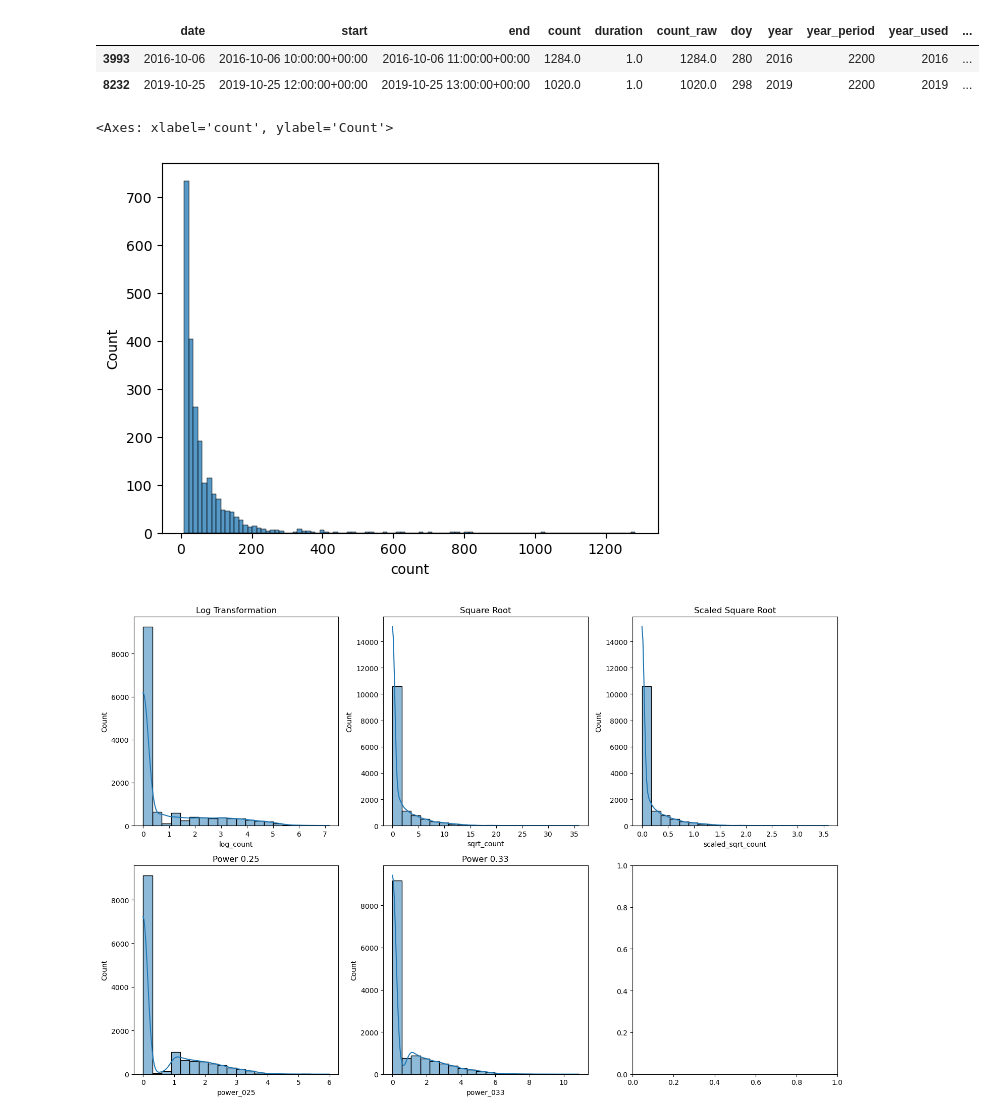
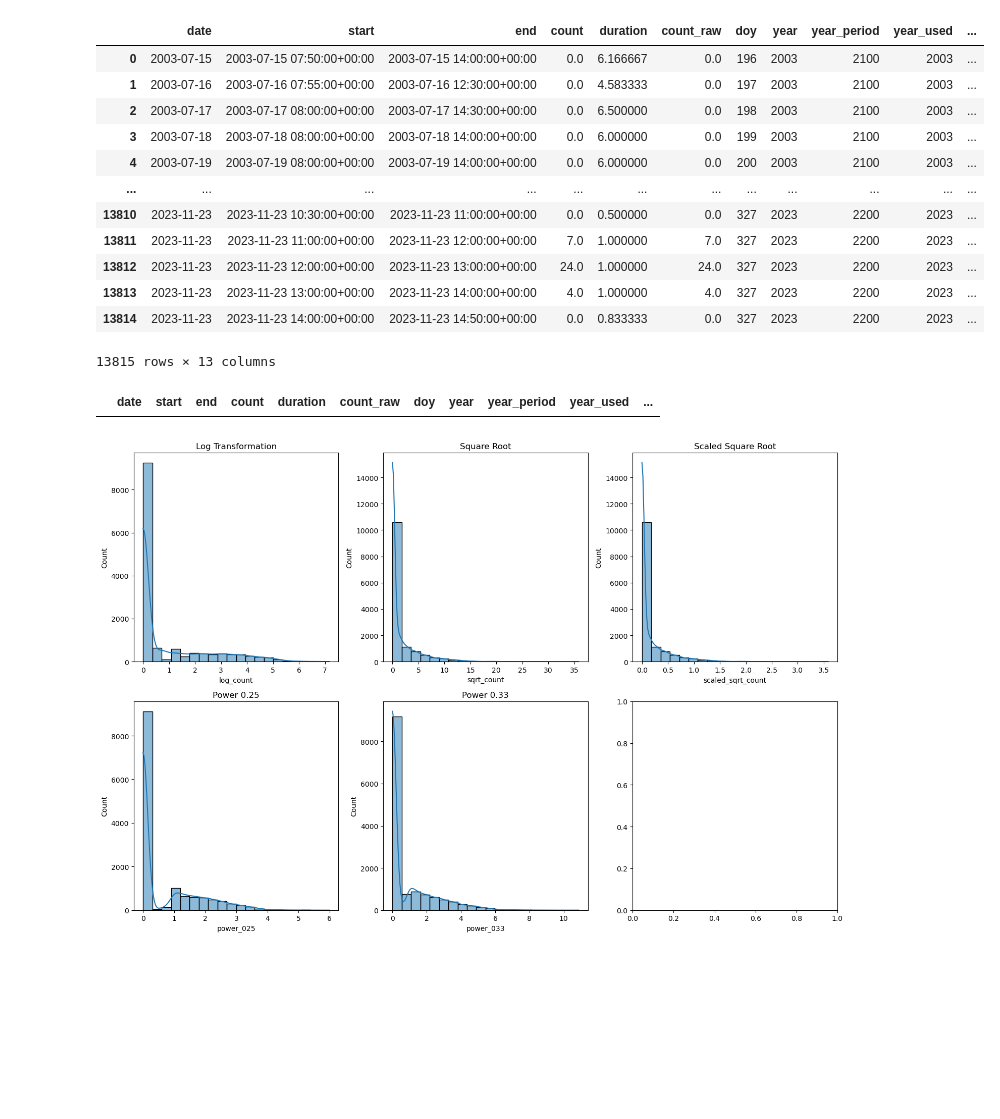
Before and after one commit to AmedeeRoy/defile-migration-forecast, a Jupyter notebook: notebooks/load_datamodule.ipynb, the cells around one changed output. Cells and saved outputs as stored; diff of their text form; code cells hidden in the pictures; blank space fills up the shorter version.

```diff
--- a/notebooks/load_datamodule_manually.ipynb
+++ b/notebooks/load_datamodule.ipynb
@@ -52,7 +51,7 @@ dataloader = DefileDataModule(
     lag_day=7,
     forecast_day=5,
     train_val_test_cum_ratio=[1, 1],
-    train_val_test="period",
+    train_val_test="none",
     year_used="none",
 )
 # %% [output]
@@ -79,17 +61,39 @@ Fetching hourly ERA5 data on disk for ['Defile']...
 # %%
 train_dataloader = dataloader.train_dataloader()
 count = train_dataloader.dataset.count
-# %%
-count[count["count"] > 1000]
-# %% [output]
-|  | date | start | end | count | duration | count_raw | doy | year | year_period | year_used | ... |
-| 3993 | 2016-10-06 | 2016-10-06 10:00:00+00:00 | 2016-10-06 11:00:00+00:00 | 1284.0 | 1.0 | 1284.0 | 280 | 2016 | 2200 | 2016 | ... |
-| 8232 | 2019-10-25 | 2019-10-25 12:00:00+00:00 | 2019-10-25 13:00:00+00:00 | 1020.0 | 1.0 | 1020.0 | 298 | 2019 | 2200 | 2019 | ... |
-# %%
-sns.histplot(count["count"][count["count"] > 10], bins=100)
-# %% [output]
-<Axes: xlabel='count', ylabel='Count'>
-[figure, removed]
+# %%
+count
+# %% [output]
+|  | date | start | end | count | duration | count_raw | doy | year | year_period | year_used | ... |
+| 0 | 2003-07-15 | 2003-07-15 07:50:00+00:00 | 2003-07-15 14:00:00+00:00 | 0.0 | 6.166667 | 0.0 | 196 | 2003 | 2100 | 2003 | ... |
+| 1 | 2003-07-16 | 2003-07-16 07:55:00+00:00 | 2003-07-16 12:30:00+00:00 | 0.0 | 4.583333 | 0.0 | 197 | 2003 | 2100 | 2003 | ... |
+| 2 | 2003-07-17 | 2003-07-17 08:00:00+00:00 | 2003-07-17 14:30:00+00:00 | 0.0 | 6.500000 | 0.0 | 198 | 2003 | 2100 | 2003 | ... |
+| 3 | 2003-07-18 | 2003-07-18 08:00:00+00:00 | 2003-07-18 14:00:00+00:00 | 0.0 | 6.000000 | 0.0 | 199 | 2003 | 2100 | 2003 | ... |
+| 4 | 2003-07-19 | 2003-07-19 08:00:00+00:00 | 2003-07-19 14:00:00+00:00 | 0.0 | 6.000000 | 0.0 | 200 | 2003 | 2100 | 2003 | ... |
+| ... | ... | ... | ... | ... | ... | ... | ... | ... | ... | ... | ... |
+| 13810 | 2023-11-23 | 2023-11-23 10:30:00+00:00 | 2023-11-23 11:00:00+00:00 | 0.0 | 0.500000 | 0.0 | 327 | 2023 | 2200 | 2023 | ... |
+| 13811 | 2023-11-23 | 2023-11-23 11:00:00+00:00 | 2023-11-23 12:00:00+00:00 | 7.0 | 1.000000 | 7.0 | 327 | 2023 | 2200 | 2023 | ... |
+| 13812 | 2023-11-23 | 2023-11-23 12:00:00+00:00 | 2023-11-23 13:00:00+00:00 | 24.0 | 1.000000 | 24.0 | 327 | 2023 | 2200 | 2023 | ... |
+| 13813 | 2023-11-23 | 2023-11-23 13:00:00+00:00 | 2023-11-23 14:00:00+00:00 | 4.0 | 1.000000 | 4.0 | 327 | 2023 | 2200 | 2023 | ... |
+| 13814 | 2023-11-23 | 2023-11-23 14:00:00+00:00 | 2023-11-23 14:50:00+00:00 | 0.0 | 0.833333 | 0.0 | 327 | 2023 | 2200 | 2023 | ... |
+13815 rows × 13 columns
+# %%
+overlaps = []
+for i in range(1, len(count)):
+    if (
+        count["start"].iloc[i] < count["end"].iloc[i - 1]
+    ):  # Check if current start is before previous end
+        overlaps.append((i - 1, i))
+
+# Extract the rows that have overlaps
+overlapping_rows = set()
+for pair in overlaps:
+    overlapping_rows.update(pair)
+
+# Filter the DataFrame to show only the overlapping rows
+count.iloc[list(overlapping_rows)]
+# %% [output]
+|  | date | start | end | count | duration | count_raw | doy | year | year_period | year_used | ... |
 # %%
 import numpy as np
 import matplotlib.pyplot as plt
```
Also changed, not shown: parts of 3 cells of this notebook, 7 other files.
